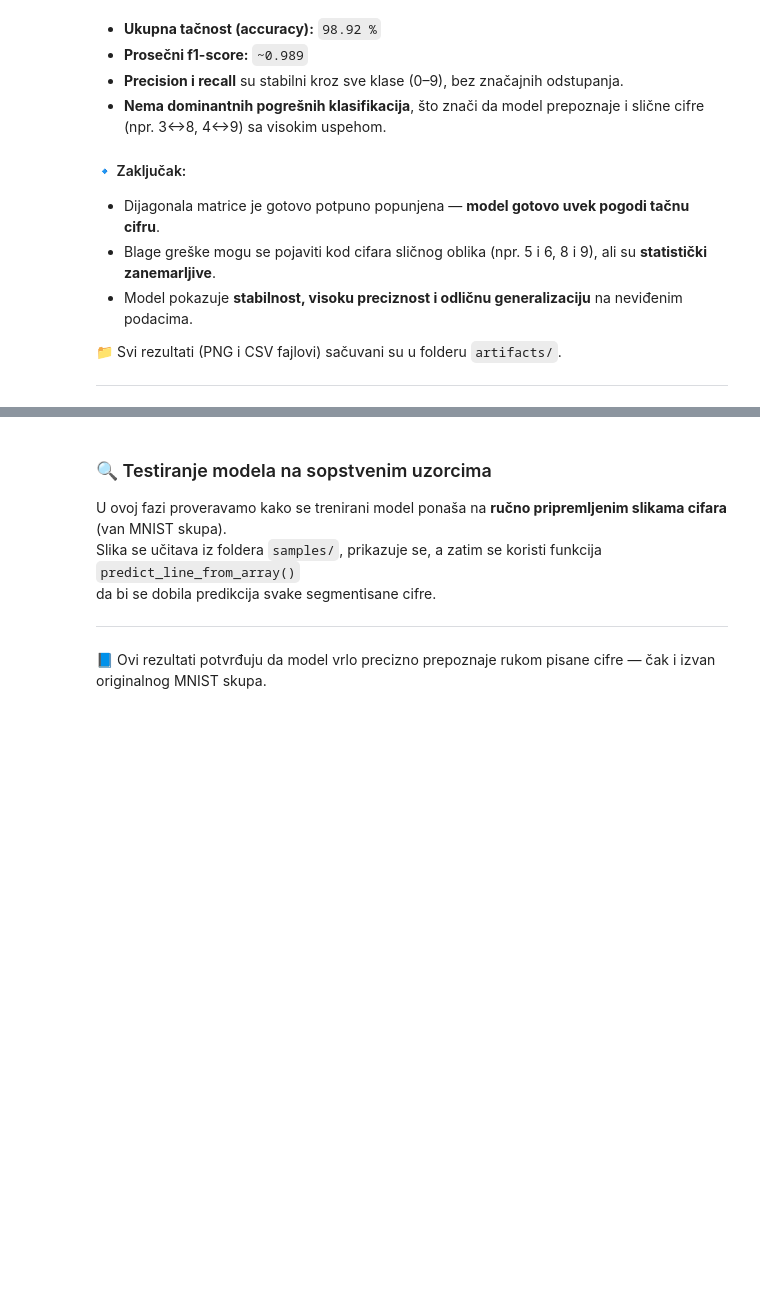
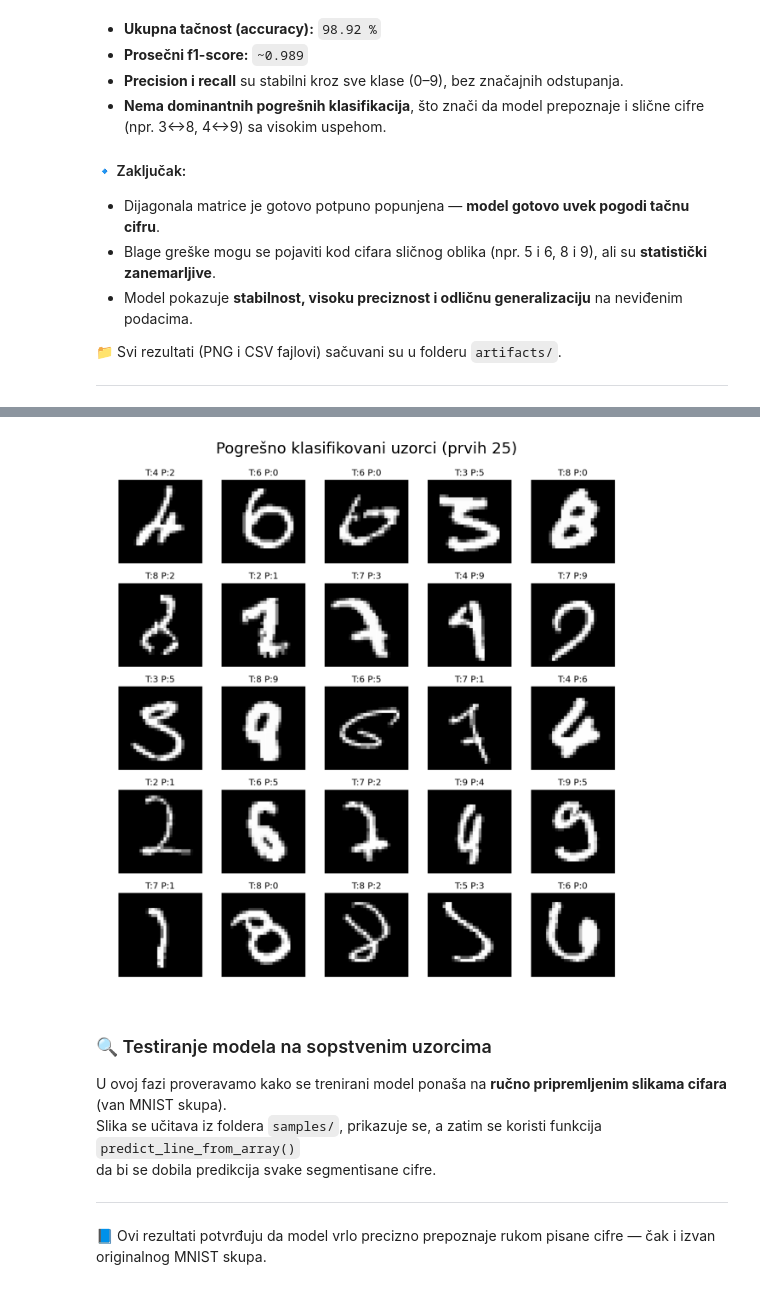
Before and after one commit to teodora525/OCR, a Jupyter notebook: notebookForOcr/notebookOCR.ipynb, the cells around one changed output, grey strips where cells are left out. Saved outputs shown, nothing was run; the diff lists cells and outputs as text; code cells hidden in the pictures; blank space fills up the shorter version.

```diff
--- a/notebookForOcr/notebookOCR.ipynb
+++ b/notebookForOcr/notebookOCR.ipynb
@@ -306,3 +311,15 @@ Model je testiran na **10 000 uzoraka**, a rezultati pokazuju izuzetno visoku ta
+# %%
+miss_png = artifacts / "misclassified_samples.png"
+
+if miss_png.exists():
+    img = mpimg.imread(miss_png)
+    plt.figure(figsize=(8, 8))
+    plt.imshow(img)
+    plt.axis("off")
+    plt.title("Pogrešno klasifikovani uzorci (prvih 25)", fontsize=13)
+    plt.show()
+# %% [output]
+[figure, added]
 # %% [markdown]
 ### 🔍 Testiranje modela na sopstvenim uzorcima
 
```
Also changed, not shown: parts of 5 cells of this notebook, 3 other files.
